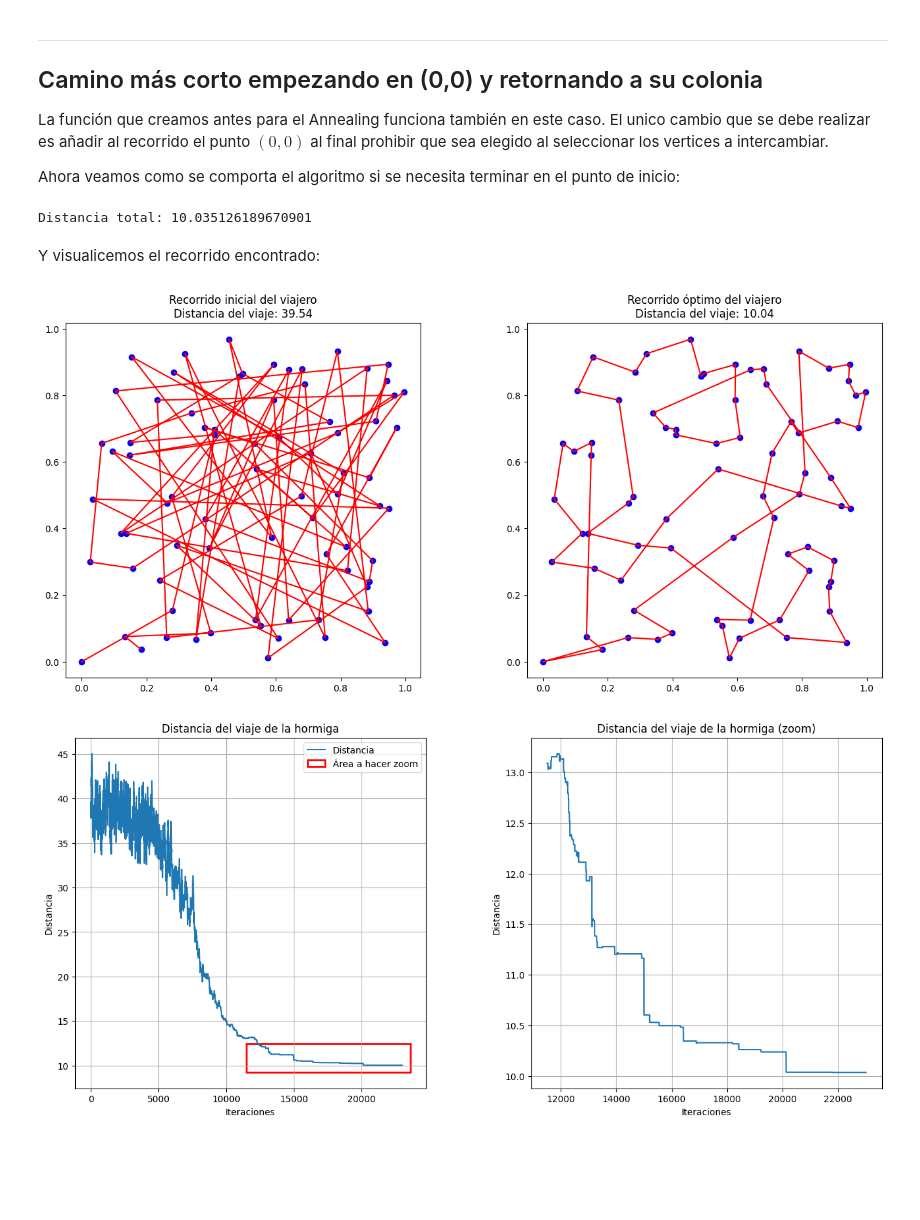
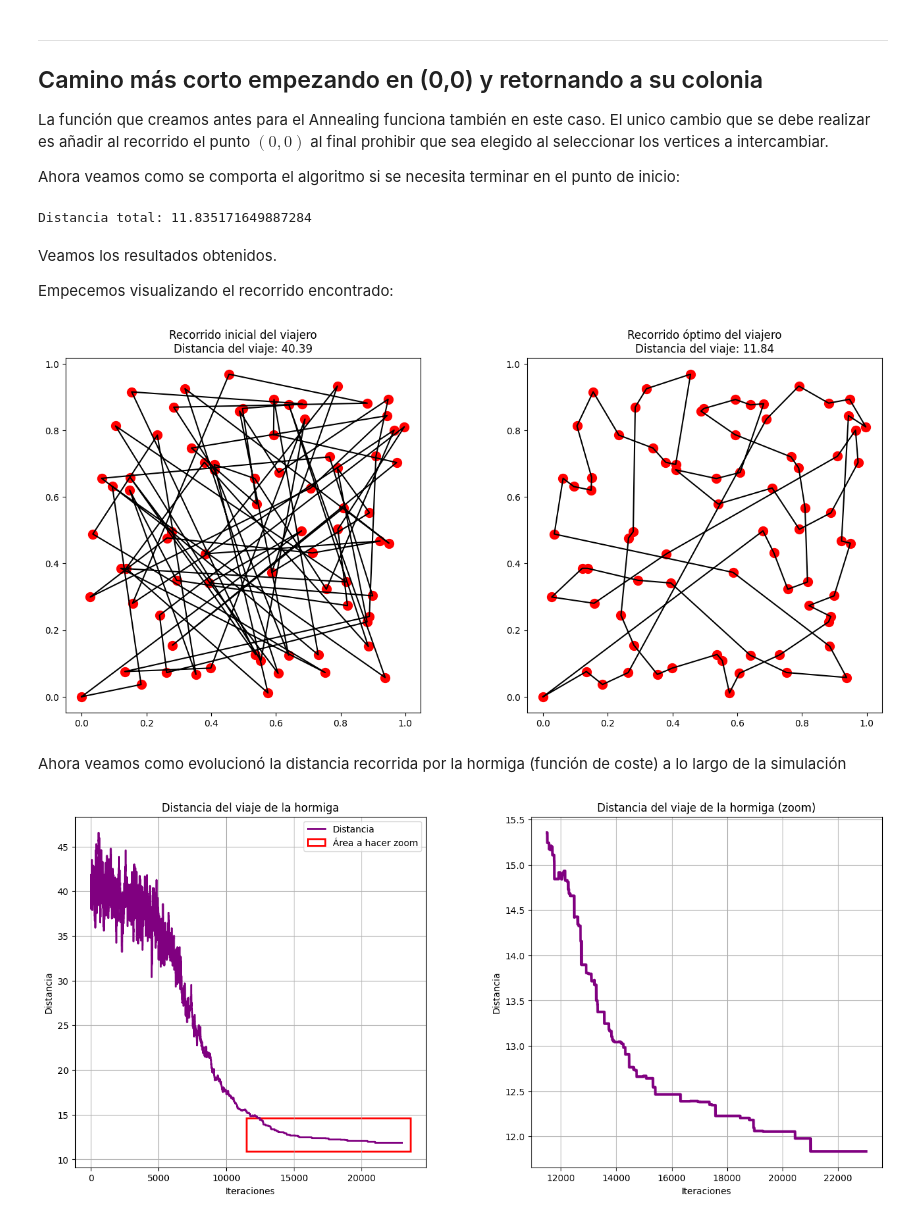
Before and after one commit to dangarciahe/Cadenas_de_Markov, a Jupyter notebook: Tarea_3.ipynb, the cells around one changed output. Saved outputs shown, nothing was run; the diff lists cells and outputs as text; code cells hidden in the pictures; blank space fills up the shorter version.

Commit message:
Hechas todas las gráficas del punto 2. Falta correr una simulación potente que sirva como resultado final

```diff
--- a/Tarea_3.ipynb
+++ b/Tarea_3.ipynb
@@ -632,22 +632,29 @@ Y con esto, creamos la función que ejecuta el simulated annealing teniendo en c
 # %%
 def simulated_annealing(puntos, t_inicial, temp_final, enfriamiento, iteraciones, retorna=False):
     distancias = []
+    acceptance_probabilities = []
+    temperaturas = []
 
     recorrido_inicial = recorrido_aleatorio(puntos)
     distancia_inicial = calcular_distancia_total(recorrido_inicial)
     distancias.append(distancia_inicial)
 
 
-    recorrido = deepcopy(recorrido_inicial)
-    mejor_distancia = calcular_distancia_total(recorrido)
+
 
     temp = t_inicial
 
     if retorna:
         rango_valido = len(puntos)-1
-        recorrido = np.concatenate((recorrido, np.array([[0,0]])))
+        recorrido_inicial = np.concatenate((recorrido_inicial, np.array([[0,0]])))
     else:
         rango_valido = len(puntos)
+
+
+    recorrido = deepcopy(recorrido_inicial)
+    mejor_distancia = calcular_distancia_total(recorrido)
+
+
 
     while temp > temp_final:
 
@@ -663,8 +670,11 @@ def simulated_annealing(puntos, t_inicial, temp_final, enfriamiento, iteraciones
 
             if nueva_distancia < mejor_distancia:
                 mejor_distancia = nueva_distancia
+                acceptance_prob = 1
+
             else:
-                if np.random.rand() < calcular_aceptacion(mejor_distancia, nueva_distancia, temp):
+                acceptance_prob = calcular_aceptacion(mejor_distancia, nueva_distancia, temp)
+                if np.random.rand() < acceptance_prob:
                     mejor_distancia = nueva_distancia
                 else:
                     aux = deepcopy(recorrido[i])
@@ -672,9 +682,12 @@ def simulated_annealing(puntos, t_inicial, temp_final, enfriamiento, iteraciones
                     recorrido[j] = aux
 
             distancias.append(mejor_distancia)
+            acceptance_probabilities.append(acceptance_prob)
+            temperaturas.append(temp)
+
 
         temp *= enfriamiento
-    return recorrido, mejor_distancia, recorrido_inicial, distancia_inicial, distancias
+    return recorrido, mejor_distancia, recorrido_inicial, distancia_inicial, distancias, acceptance_probabilities, temperaturas
 # %% [markdown]
 Ahora veamos cuál es el mejor recorrido y su distancia con el siguiente esquema de temperatura:
 
@@ -776,33 +823,39 @@ enfriamiento = 0.999
 iteraciones = 2
 
 
-recorrido_ret, distancia_ret, recorrido_inicial_ret, distancia_inicial_ret, all_distancias_ret = simulated_annealing(data, temp_inicial, temp_final, enfriamiento, iteraciones, retorna=True)
+recorrido_ret, distancia_ret, recorrido_inicial_ret, distancia_inicial_ret, all_distancias_ret, acceptance_probabilities_ret, temperaturas_ret  = simulated_annealing(data, temp_inicial, temp_final, enfriamiento, iteraciones, retorna=True)
 
 #print("Mejor recorrido:", recorrido_ret)
 print("Distancia total:", distancia_ret)
 # %% [output]
-Distancia total: 10.035126189670901
+Distancia total: 11.835171649887284
-# %% [markdown]
-Y visualicemos el recorrido encontrado:
+# %% [markdown]
+Veamos los resultados obtenidos.
+
+Empecemos visualizando el recorrido encontrado:
 # %%
 fig, (ax1, ax2) = plt.subplots(1, 2, figsize=(16, 7))
 plt.subplots_adjust(wspace=0.3)
 
 
 
-ax1.scatter(data[:, 0], data[:, 1], color='blue', label='Puntos')
-ax1.plot(recorrido_inicial_ret[[x for x in range(len(data))], 0], recorrido_inicial_ret[[x for x in range(len(data))], 1], color='red', label='Recorrido')
+
+ax1.plot(recorrido_inicial_ret[[x for x in range(len(data)+1)], 0], recorrido_inicial_ret[[x for x in range(len(data)+1)], 1], color='black', label='Recorrido')
+ax1.scatter(data[:, 0], data[:, 1], color='red', label='Puntos', s=100)
 ax1.set_title(f'Recorrido inicial del viajero\nDistancia del viaje: {distancia_inicial_ret:.2f}')
 
 
-ax2.scatter(data[:, 0], data[:, 1], color='blue', label='Puntos')
-ax2.plot(recorrido_ret[[x for x in range(len(data)+1)], 0], recorrido_ret[[x for x in range(len(data)+1)], 1], color='red', label='Recorrido')
+
+ax2.plot(recorrido_ret[[x for x in range(len(data)+1)], 0], recorrido_ret[[x for x in range(len(data)+1)], 1], color='black', label='Recorrido')
+ax2.scatter(data[:, 0], data[:, 1], color='red', label='Puntos', s=100)
 ax2.set_title(f'Recorrido óptimo del viajero\nDistancia del viaje: {distancia_ret:.2f}')
 
 
 plt.show()
 # %% [output]
-[figure, old version]
+[figure, new version]
+# %% [markdown]
+Ahora veamos como evolucionó la distancia recorrida por la hormiga (función de coste) a lo largo de la simulación
 # %%
 import matplotlib.patches as patches
 
@@ -822,7 +875,7 @@ alto = (all_distancias_ret[-1] - all_distancias_ret[n_steps//2])*1.05
 
 rect = patches.Rectangle((left_side, top_side), ancho, alto, linewidth=2, edgecolor='r', facecolor='none', label='Área a hacer zoom')
 
-ax1.plot(range(n_steps), all_distancias_ret, label='Distancia')
+ax1.plot(range(n_steps), all_distancias_ret, label='Distancia', linewidth=2, color='purple')
 ax1.add_patch(rect) # Rectangulo rojo para contextualizar la Figura con zoom
 ax1.set_title('Distancia del viaje de la hormiga')
 ax1.set_xlabel("Iteraciones")
@@ -834,7 +887,7 @@ ax1.grid()
 
 
 
-ax2.plot(range(n_steps//2, n_steps), all_distancias_ret[n_steps//2::])
+ax2.plot(range(n_steps//2, n_steps), all_distancias_ret[n_steps//2::], linewidth=3, color='purple')
 ax2.set_title(f'Distancia del viaje de la hormiga (zoom)')
 ax2.set_xlabel("Iteraciones")
 ax2.set_ylabel("Distancia")
@@ -843,4 +896,4 @@ ax2.grid()
 
 plt.show()
 # %% [output]
-[figure, old version]
+[figure, new version]
```
Also changed, not shown: parts of 10 cells of this notebook, 1 other file.
